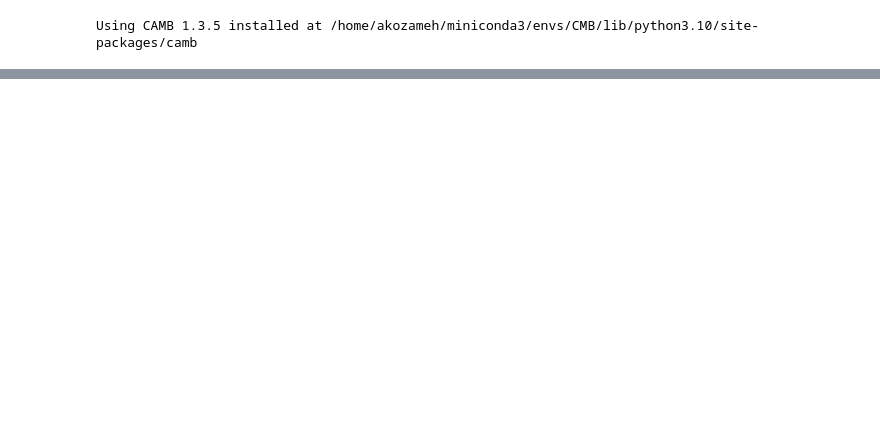
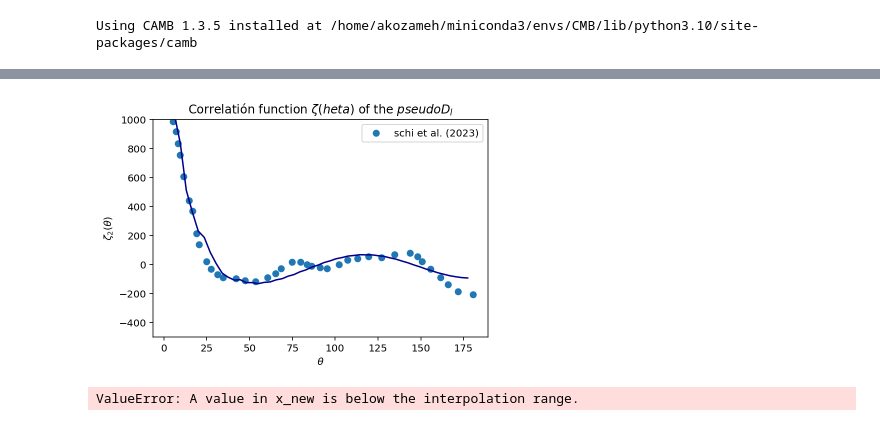
Before and after one commit to Augustocmb/cmblss, a Jupyter notebook: code/cmblss-main/polarisation-temperature-anisotropies.ipynb, the cells around one changed output, grey strips where cells are left out. Drawn from its saved outputs; the diff is of its cells as text; code cells hidden in the pictures; blank space fills up the shorter version.

```diff
--- a/code/cmblss-main/polarisation-temperature-anisotropies.ipynb
+++ b/code/cmblss-main/polarisation-temperature-anisotropies.ipynb
@@ -192,0 +280,11 @@ Using CAMB 1.3.5 installed at /home/akozameh/miniconda3/envs/CMB/lib/python3.10/
+# %%
+plt.plot(r1, corr1[:,0], color = 'darkblue')
+plt.scatter(d_array[:,0], d_array[:,1], label='schi et al. (2023)')
+plt.ylabel(r'$\zeta_{2}(\theta)$')
+plt.xlabel(r'$\theta$')
+plt.title('Correlatión function $\zeta (\theta)$ of the $pseudo D_{l}$')
+plt.ylim(-500,1000)
+plt.legend()
+plt.show()
+# %% [output]
+[figure, added]
@@ -192,0 +294,6 @@ Using CAMB 1.3.5 installed at /home/akozameh/miniconda3/envs/CMB/lib/python3.10/
+# %%
+# I define my news thetas anc c_theta
+theta_1=d1
+c_theta=f1(d1)
+# %% [output]
+ValueError: A value in x_new is below the interpolation range.
```
Also changed, not shown: parts of 18 cells of this notebook.
